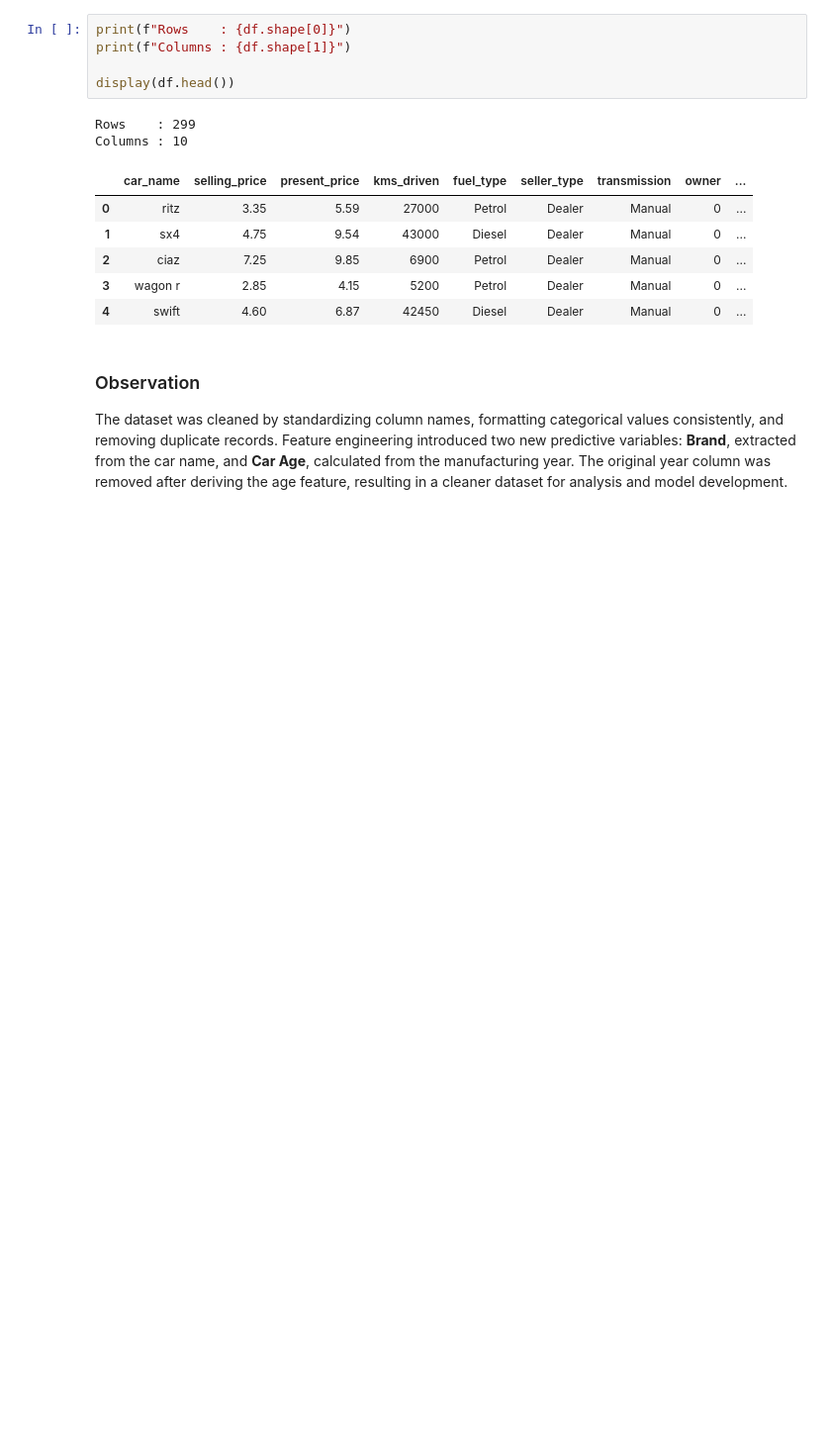
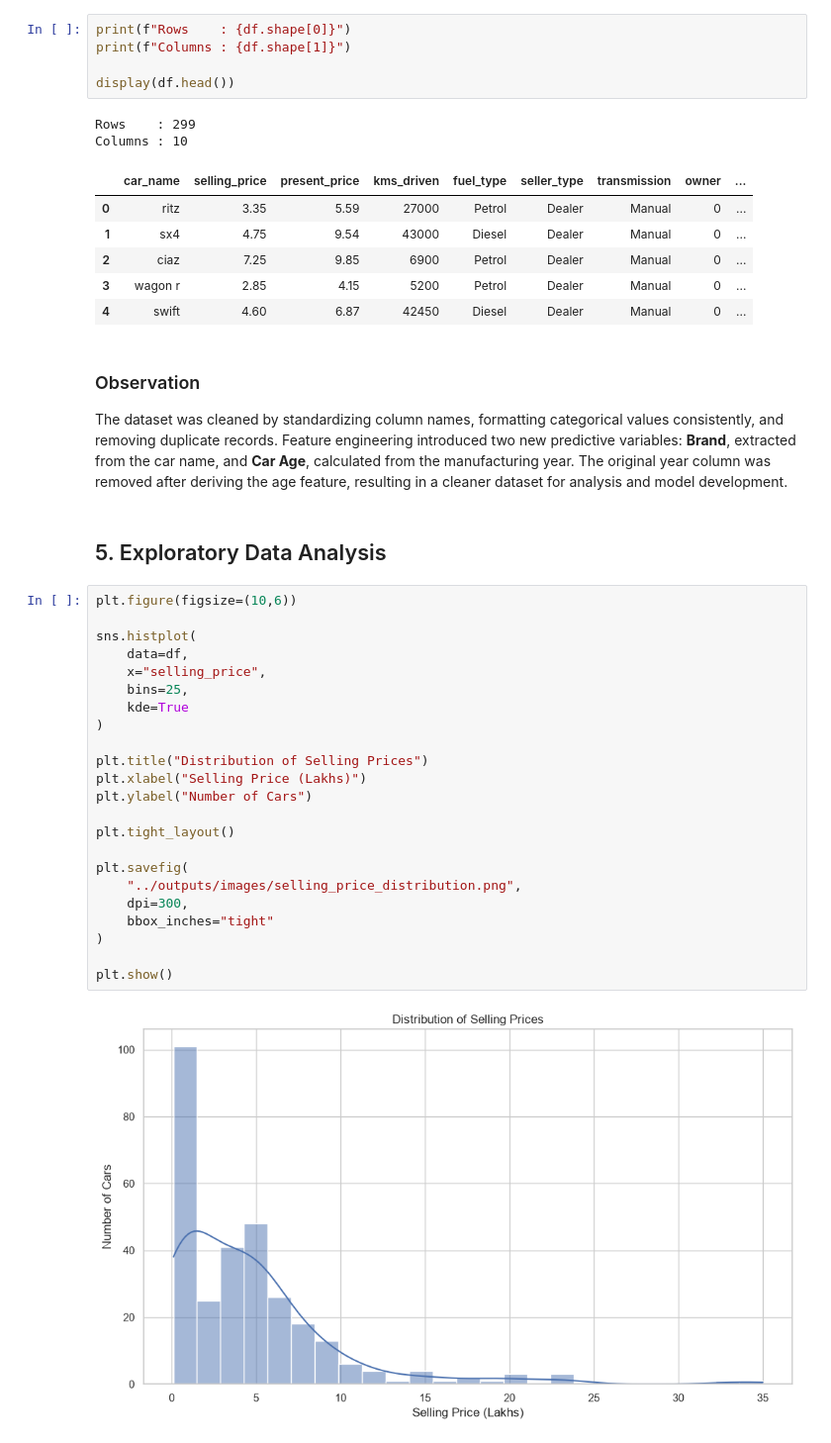
Before and after one commit to Sowravkanth/OIBSIP, a Jupyter notebook: DataScience-Task3-CarPricePrediction/notebooks/Car_Price_Prediction.ipynb, the cells around one changed output. Shown at 99% size. Saved outputs shown, nothing was run; the diff lists cells and outputs as text; blank space fills up the shorter version.

Commit message:
Complete exploratory data analysis and visualizations

```diff
--- a/DataScience-Task3-CarPricePrediction/notebooks/Car_Price_Prediction.ipynb
+++ b/DataScience-Task3-CarPricePrediction/notebooks/Car_Price_Prediction.ipynb
@@ -256,3 +256,30 @@ Columns : 10
 ### Observation
 
 The dataset was cleaned by standardizing column names, formatting categorical values consistently, and removing duplicate records. Feature engineering introduced two new predictive variables: **Brand**, extracted from the car name, and **Car Age**, calculated from the manufacturing year. The original year column was removed after deriving the age feature, resulting in a cleaner dataset for analysis and model development.
+# %% [markdown]
+## 5. Exploratory Data Analysis
+# %%
+plt.figure(figsize=(10,6))
+
+sns.histplot(
+    data=df,
+    x="selling_price",
+    bins=25,
+    kde=True
+)
+
+plt.title("Distribution of Selling Prices")
+plt.xlabel("Selling Price (Lakhs)")
+plt.ylabel("Number of Cars")
+
+plt.tight_layout()
+
+plt.savefig(
+    "../outputs/images/selling_price_distribution.png",
+    dpi=300,
+    bbox_inches="tight"
+)
+
+plt.show()
+# %% [output]
+[figure, added]
```
Also changed, not shown: parts of 9 cells of this notebook, 5 other files.
